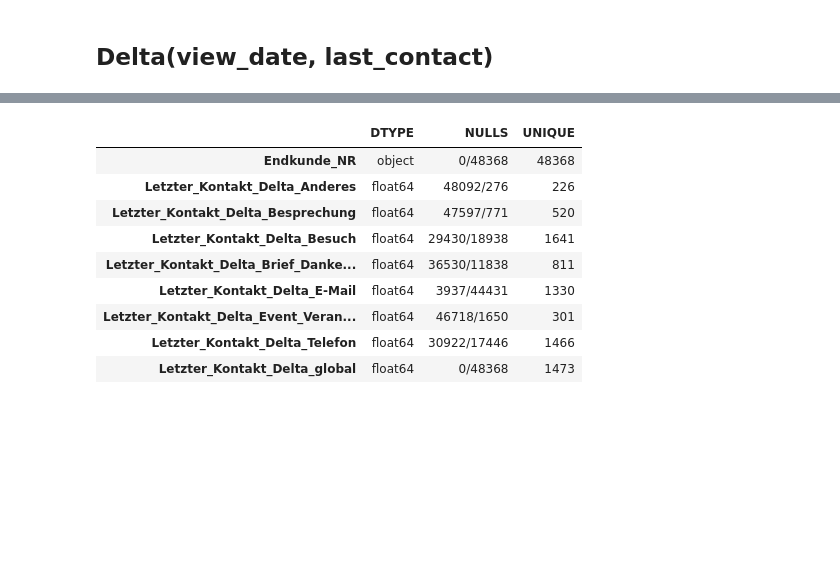
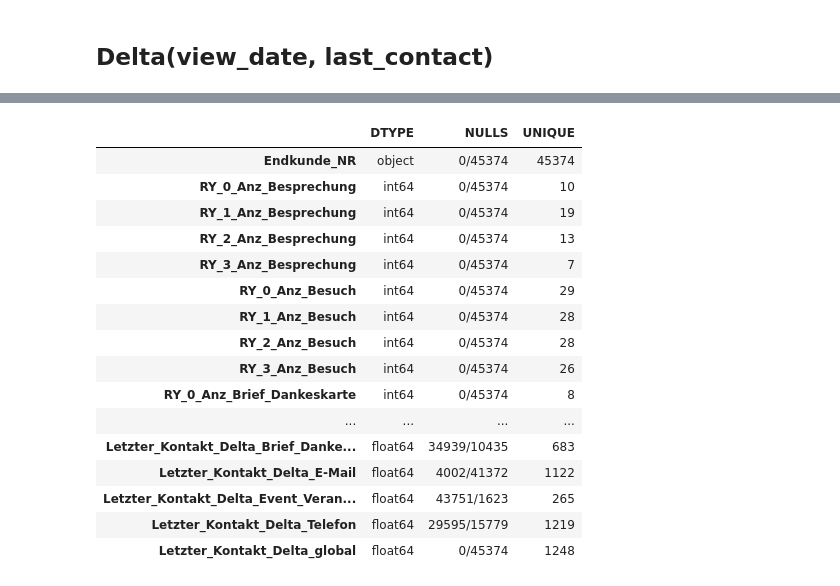
Before and after one commit to apgsga-stc/PredictiveAnalyticsPython, a Jupyter notebook: vkprog_analyse/vkprog_crm_prep.ipynb, the cells around one changed output, grey strips where cells are left out. Saved outputs shown, nothing was run; the diff lists cells and outputs as text; code cells hidden in the pictures; blank space fills up the shorter version.

```diff
--- a/vkprog_analyse/vkprog_crm_prep.ipynb
+++ b/vkprog_analyse/vkprog_crm_prep.ipynb
@@ -203,5 +98,0 @@ global_variables(day=23,
-# %%
-year_span = 4
-print(date_now)
-print(date_training)
-print(year_span)
@@ -316,7 +138,7 @@ def delta_contact(date_view,kanal_grps):
                 .agg({"Datum": np.max})
                 .reset_index(inplace=False)
                    )
-    max_vertical_df["delta_days"] = (date_now - max_vertical_df.loc[:,"Datum"]).apply(lambda x: x.total_seconds()) / 86400  # delta in days
+    max_vertical_df["delta_days"] = (date_view - max_vertical_df.loc[:,"Datum"]).apply(lambda x: x.total_seconds()) / 86400  # delta in days
 
     flatten_df = max_vertical_df.pivot_table(
         index   = "Endkunde_NR",
@@ -336,0 +159,18 @@ delta_contacts_df = delta_contact(date_view=date_now, kanal_grps=kanal_grps)
+# %%
+def crm_train_scoring(day, month, year_score, year_train, year_span):
+    date_now      = dt.datetime(year_score,month,day) # only works for odd calendar weeks!!!
+    date_training = dt.datetime(year_train,month,day) # only works for odd calendar weeks!!!
+
+    def crm_prep(date_view,year_span):
+        last_contacts_df      = delta_contact(date_view=date_view,
+                                              kanal_grps=kanal_grps)
+        grpd_yrly_contacts_df = contacts_grouped_yrly(date_view=date_view,
+                                                      kanal_grps=kanal_grps,
+                                                      year_span=year_span)
+
+        return pd.merge(grpd_yrly_contacts_df,last_contacts_df,on="Endkunde_NR",how="inner")
+
+    crm_train_df = crm_prep(date_view=date_training, year_span=year_span)
+    crm_score_df = crm_prep(date_view=date_now,      year_span=year_span)
+
+    return (crm_train_df, crm_score_df)
@@ -337 +179,7 @@ delta_contacts_df = delta_contact(date_view=date_now, kanal_grps=kanal_grps)
+# %%
+crm_train_df, crm_score_df = crm_train_scoring(day=23,
+                                               month=9,
+                                               year_score=2019,
+                                               year_train=2018,
+                                               year_span=4)
 # %%
@@ -346,13 +199,20 @@ delta_contacts_df.head()
 # %%
-desc_col(delta_contacts_df)
+desc_col(crm_train_df)
 # %% [output]
 |  | DTYPE | NULLS | UNIQUE |
-| Endkunde_NR | object | 0/48368 | 48368 |
-| Letzter_Kontakt_Delta_Anderes | float64 | 48092/276 | 226 |
-| Letzter_Kontakt_Delta_Besprechung | float64 | 47597/771 | 520 |
-| Letzter_Kontakt_Delta_Besuch | float64 | 29430/18938 | 1641 |
-| Letzter_Kontakt_Delta_Brief_Danke... | float64 | 36530/11838 | 811 |
-| Letzter_Kontakt_Delta_E-Mail | float64 | 3937/44431 | 1330 |
-| Letzter_Kontakt_Delta_Event_Veran... | float64 | 46718/1650 | 301 |
-| Letzter_Kontakt_Delta_Telefon | float64 | 30922/17446 | 1466 |
-| Letzter_Kontakt_Delta_global | float64 | 0/48368 | 1473 |
+| Endkunde_NR | object | 0/45374 | 45374 |
+| RY_0_Anz_Besprechung | int64 | 0/45374 | 10 |
+| RY_1_Anz_Besprechung | int64 | 0/45374 | 19 |
+| RY_2_Anz_Besprechung | int64 | 0/45374 | 13 |
+| RY_3_Anz_Besprechung | int64 | 0/45374 | 7 |
+| RY_0_Anz_Besuch | int64 | 0/45374 | 29 |
+| RY_1_Anz_Besuch | int64 | 0/45374 | 28 |
+| RY_2_Anz_Besuch | int64 | 0/45374 | 28 |
+| RY_3_Anz_Besuch | int64 | 0/45374 | 26 |
+| RY_0_Anz_Brief_Dankeskarte | int64 | 0/45374 | 8 |
+| ... | ... | ... | ... |
+| Letzter_Kontakt_Delta_Brief_Danke... | float64 | 34939/10435 | 683 |
+| Letzter_Kontakt_Delta_E-Mail | float64 | 4002/41372 | 1122 |
+| Letzter_Kontakt_Delta_Event_Veran... | float64 | 43751/1623 | 265 |
+| Letzter_Kontakt_Delta_Telefon | float64 | 29595/15779 | 1219 |
+| Letzter_Kontakt_Delta_global | float64 | 0/45374 | 1248 |
```
Also changed, not shown: parts of 31 cells of this notebook.
